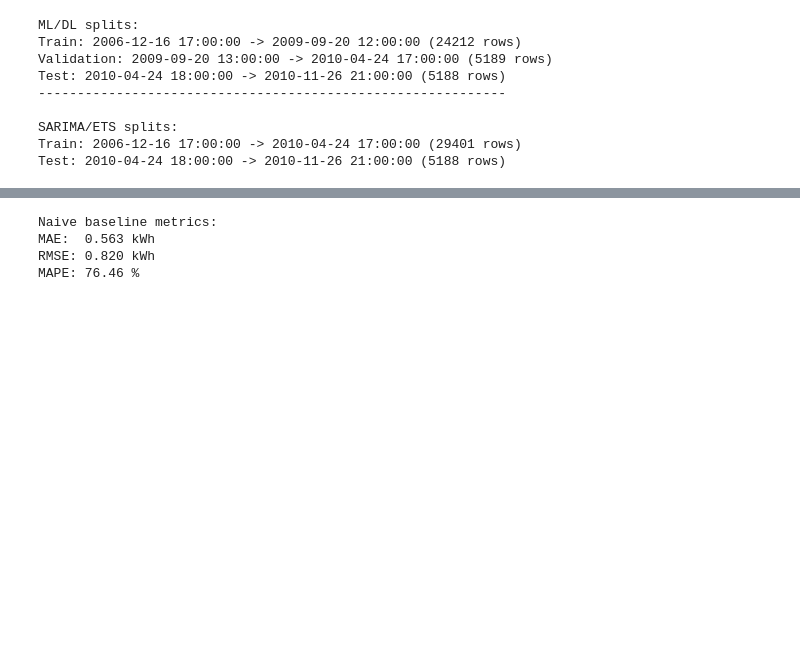
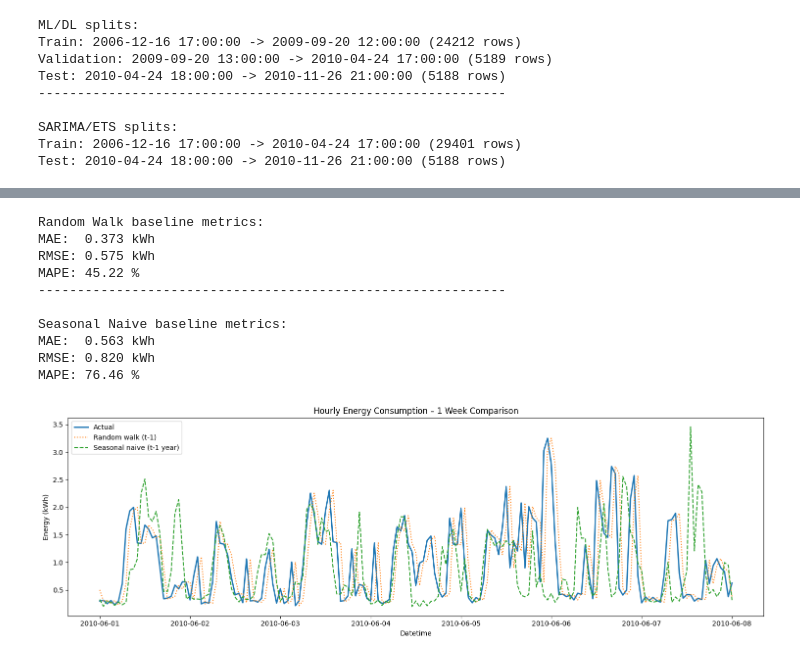
Before and after one commit to paulprataleal/flashbang, a Jupyter notebook: ML_project.ipynb, the cells around one changed output, grey strips where cells are left out. Saved outputs shown, nothing was run; the diff lists cells and outputs as text; code cells hidden in the pictures; blank space fills up the shorter version.

```diff
--- a/ML_project.ipynb
+++ b/ML_project.ipynb
@@ -288,7 +347,7 @@ None
 df_byminute = df.copy()
 
 # Hourly aggregation
-df = df.resample("H").agg({
+df = df.resample("h").agg({
     # Energy variables (sum)
     'Global_active_energy': 'sum',
     'Global_reactive_energy': 'sum',
@@ -714,22 +745,74 @@ Index(['weekend', 'active_energy_kwh', 'reactive_energy_kwh', 'voltage',
 # %%
+# random walk (persistence baseline)
+rw_pred = test_sarima.shift(1)
+
+# align (drop first NaN)
+mask = rw_pred.notna()
+
+mae_rw = mean_absolute_error(test_sarima[mask], rw_pred[mask])
+rmse_rw = np.sqrt(mean_squared_error(test_sarima[mask], rw_pred[mask]))
+mape_rw = np.mean(
+    np.abs((test_sarima[mask] - rw_pred[mask]) / test_sarima[mask])
+) * 100
+
+print(f"Random Walk baseline metrics:")
+print(f"MAE:  {mae_rw:.3f} kWh")
+print(f"RMSE: {rmse_rw:.3f} kWh")
+print(f"MAPE: {mape_rw:.2f} %")
+print("-"*60)
+
+
 # naive baseline using previous year same period
 baseline_pred = df.loc['2009-04-24 18:00:00':'2009-11-26 21:00:00', 'active_energy_kwh'].values
 
 # check lengths
 assert len(baseline_pred) == len(test_sarima), "Lengths must match"
 
 # metrics
-from sklearn.metrics import mean_absolute_error, mean_squared_error
 mae_naive = mean_absolute_error(test_sarima, baseline_pred)
 rmse_naive = np.sqrt(mean_squared_error(test_sarima, baseline_pred))
 mape_naive = np.mean(np.abs((test_sarima - baseline_pred) / test_sarima)) * 100
 
-print(f"Naive baseline metrics:")
+print("\nSeasonal Naive baseline metrics:")
 print(f"MAE:  {mae_naive:.3f} kWh")
 print(f"RMSE: {rmse_naive:.3f} kWh")
 print(f"MAPE: {mape_naive:.2f} %")
+
+
+# plots
+
+start = "2010-06-01"
+end = pd.to_datetime(start) + pd.Timedelta(days=7)
+
+actual = test_sarima.loc[start:end]
+rw = test_sarima.shift(1).loc[start:end]
+
+seasonal = pd.Series(
+    baseline_pred,
+    index=test_sarima.index
+).loc[start:end]
+
+plt.figure(figsize=(15,5))
+
+plt.plot(actual, label="Actual", linewidth=2)
+plt.plot(rw, label="Random walk (t-1)", linestyle=":")
+plt.plot(seasonal, label="Seasonal naive (t-1 year)", linestyle="--")
+
+plt.title("Hourly Energy Consumption – 1 Week Comparison")
+plt.ylabel("Energy (kWh)")
+plt.xlabel("Datetime")
+plt.legend()
+plt.tight_layout()
+plt.show()
 # %% [output]
-Naive baseline metrics:
+Random Walk baseline metrics:
+MAE:  0.373 kWh
+RMSE: 0.575 kWh
+MAPE: 45.22 %
+------------------------------------------------------------
+
+Seasonal Naive baseline metrics:
 MAE:  0.563 kWh
 RMSE: 0.820 kWh
 MAPE: 76.46 %
+[figure, added]
```
Also changed, not shown: parts of 15 cells of this notebook.
